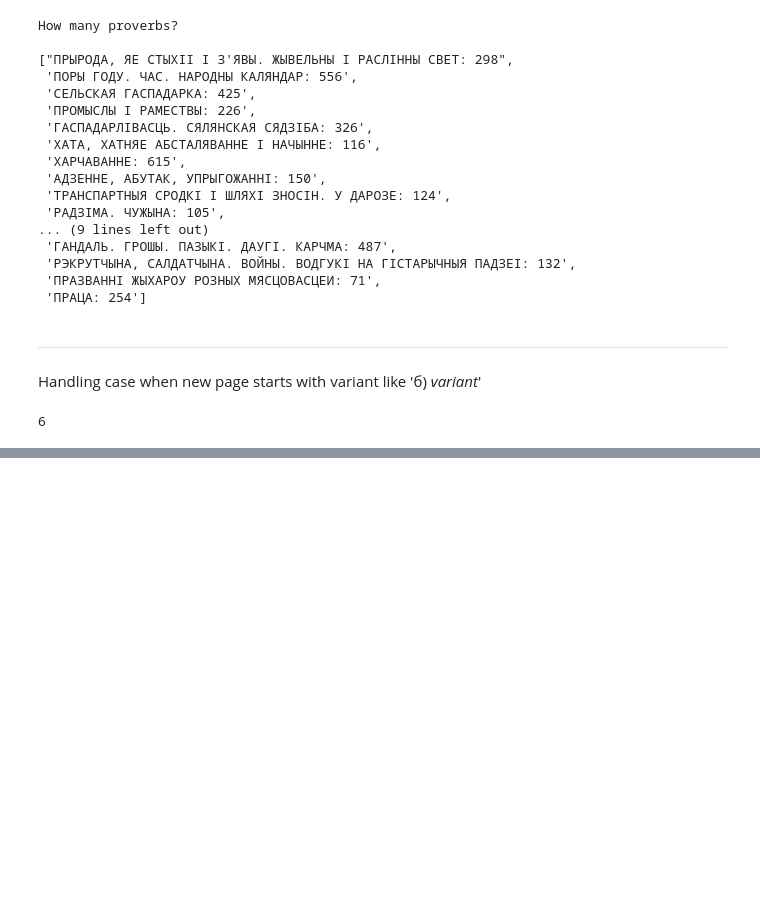
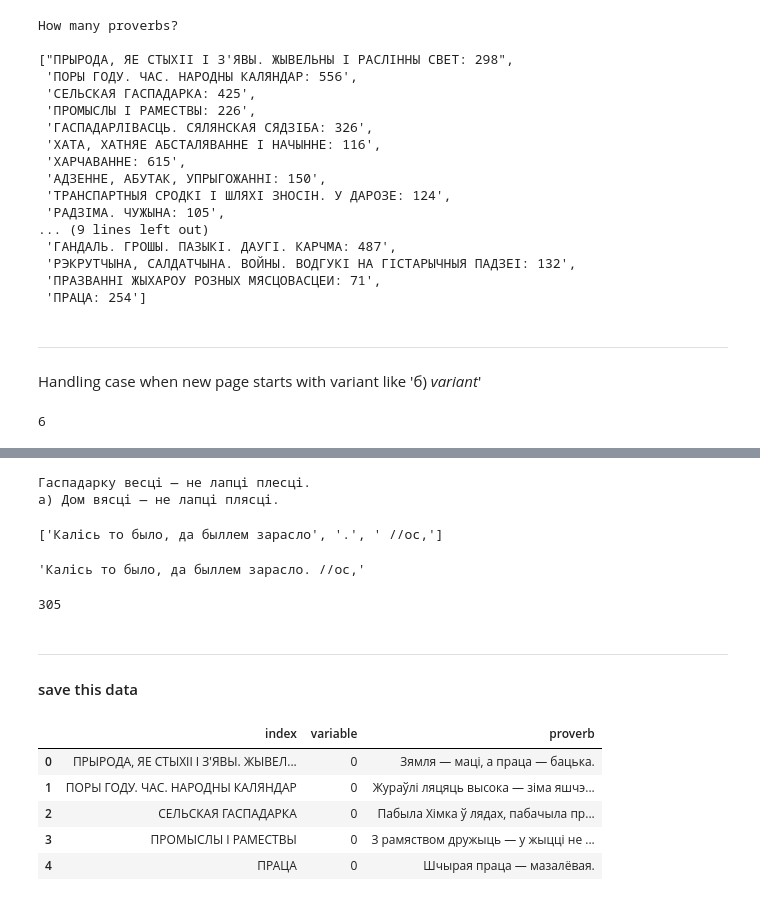
Before and after one commit to aulasau/by-quotes, a Jupyter notebook: pdf_quotes_scraping.ipynb, the cells around one changed output, grey strips where cells are left out. Saved outputs shown, nothing was run; the diff lists cells and outputs as text; code cells hidden in the pictures; blank space fills up the shorter version.

```diff
--- a/pdf_quotes_scraping.ipynb
+++ b/pdf_quotes_scraping.ipynb
@@ -315,0 +774,12 @@ len(' 491  ')
+# %%
+prev_prov = ''
+for ctg in proverbs_dict:
+    to_delete_indexes = []
+    prev_prov = ''
+    for i, prov in enumerate(proverbs_dict[ctg]):
+        if re.match('\p{L}\)', prov):
+            proverbs_dict[ctg][i] = prev_prov + ' ' + prov
+            prov = prev_prov + prov
+            to_delete_indexes.append(i-1)
+        prev_prov = prov
+    proverbs_dict[ctg] = [upd_prov for i, upd_prov in enumerate(proverbs_dict[ctg]) if i not in to_delete_indexes]
@@ -315,0 +799,9 @@ len(' 491  ')
+# %%
+test_brackets = []
+for ctg in proverbs_dict:
+    for i, prov in enumerate(proverbs_dict[ctg]):
+        if re.findall('\p{L}\)', prov):
+            # test_brackets.append(prov)
+            # print(re.sub('((?![\(])\p{P} *)(\p{L}\))', lambda x: x.group(1) + '\n' + x.group(2), prov))
+            # print('*' * 10)
+            proverbs_dict[ctg][i] = re.sub('((?![\(])\p{P} *)(\p{L}\))', lambda x: x.group(1) + '\n' + x.group(2), prov)
@@ -315,0 +836,31 @@ len(' 491  ')
+# %%
+t = """Катку забаўка, а мышцы смерць. Fed.,
+а) Кошцы жартушкі, а мышцы смерць [на уме].
+б) Кошцы смех, а мышцы смерць.
+в) Кату жартушкі, а мышы смяртушкі.
+г) Кошцы смешкі, а мышцы слёзкі."""
+print('.'.join(re.split('[\.]', t3)))
+# %% [output]
+Гаспадарку весці — не лапці плесці.
+а) Дом вясці — не лапці плясці.
+# %%
+t4 = 'Калісь то было, да быллем зарасло. //ос,'
+print(re.split('([\.])', t4))
+''.join([s for s in re.split('([\.])', t4) if (s == '.') or (len(s) > 4)])
+# %% [output]
+['Калісь то было, да быллем зарасло', '.', ' //ос,']
+'Калісь то было, да быллем зарасло. //ос,'
+# %%
+count = 0
+for ctg in proverbs_dict:
+    for i, prov in enumerate(proverbs_dict[ctg]):
+        if any([len(s) < 5 for s in re.split('([\.])', prov) if (s != '') and (s != '.')]):
+            count += 1
+            splits = [s for s in re.split('([\.])', prov) if (s == '.') or (len(s) >= 5)]
+            proverbs_dict[ctg][i] = ''.join(splits).replace('..', '.')
+print(count)
+# %% [output]
+305
+# %% [markdown]
+---
+#### save this data
@@ -315,0 +869,10 @@ len(' 491  ')
+# %%
+prefiltered_proverbs = prefiltered_proverbs.reset_index().melt(id_vars='index', value_name='proverb',).dropna()
+prefiltered_proverbs.head()
+# %% [output]
+|  | index | variable | proverb |
+| 0 | ПРЫРОДА, ЯЕ СТЫХІІ I З'ЯВЫ. ЖЫВЕЛ... | 0 | Зямля — маці, а праца — бацька. |
+| 1 | ПОРЫ ГОДУ. ЧАС. НАРОДНЫ КАЛЯНДАР | 0 | Жураўлі ляцяць высока — зіма яшчэ... |
+| 2 | СЕЛЬСКАЯ ГАСПАДАРКА | 0 | Пабыла Хімка ў лядах, пабачыла пр... |
+| 3 | ПРОМЫСЛЫ I РАМЕСТВЫ | 0 | З рамяством дружыць — у жыцці не ... |
+| 4 | ПРАЦА | 0 | Шчырая праца — мазалёвая. |
```
Also changed, not shown: parts of 58 cells of this notebook.
